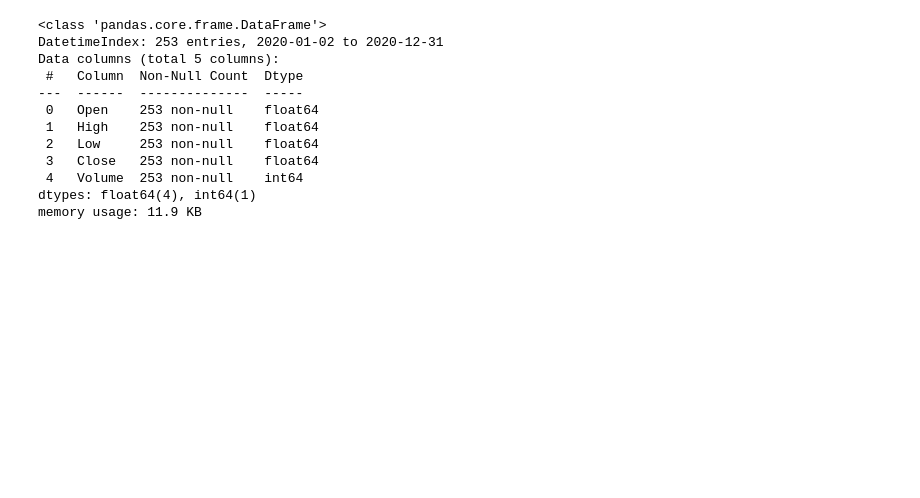
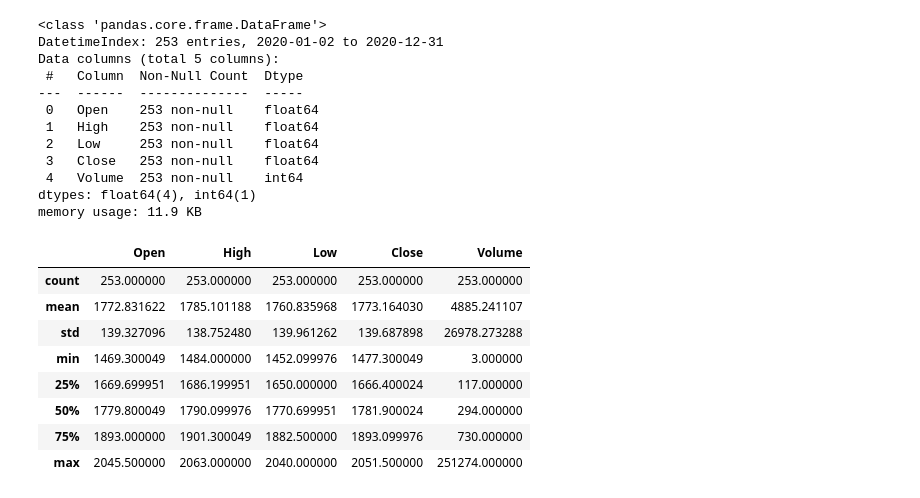
Before and after one commit to akshay-rajan/machinelearning, a Jupyter notebook: stockpriceprediction.ipynb, the cells around one changed output. Drawn from its saved outputs; the diff is of its cells as text; code cells hidden in the pictures; blank space fills up the shorter version.

```diff
--- a/stockpriceprediction.ipynb
+++ b/stockpriceprediction.ipynb
@@ -42,3 +44,15 @@ Data columns (total 5 columns):
  4   Volume  253 non-null    int64
 dtypes: float64(4), int64(1)
 memory usage: 11.9 KB
+# %%
+data.describe()
+# %% [output]
+|  | Open | High | Low | Close | Volume |
+| count | 253.000000 | 253.000000 | 253.000000 | 253.000000 | 253.000000 |
+| mean | 1772.831622 | 1785.101188 | 1760.835968 | 1773.164030 | 4885.241107 |
+| std | 139.327096 | 138.752480 | 139.961262 | 139.687898 | 26978.273288 |
+| min | 1469.300049 | 1484.000000 | 1452.099976 | 1477.300049 | 3.000000 |
+| 25% | 1669.699951 | 1686.199951 | 1650.000000 | 1666.400024 | 117.000000 |
+| 50% | 1779.800049 | 1790.099976 | 1770.699951 | 1781.900024 | 294.000000 |
+| 75% | 1893.000000 | 1901.300049 | 1882.500000 | 1893.099976 | 730.000000 |
+| max | 2045.500000 | 2063.000000 | 2040.000000 | 2051.500000 | 251274.000000 |
```
Also changed, not shown: parts of 6 cells of this notebook.
